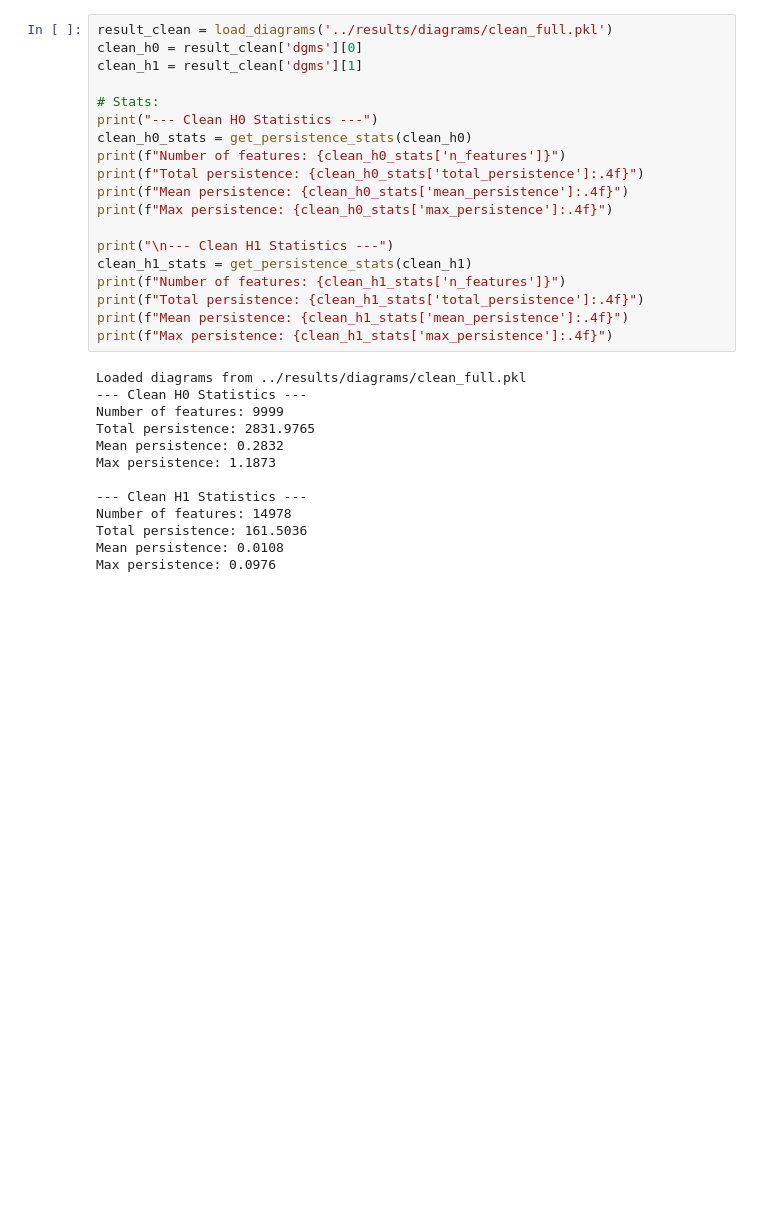
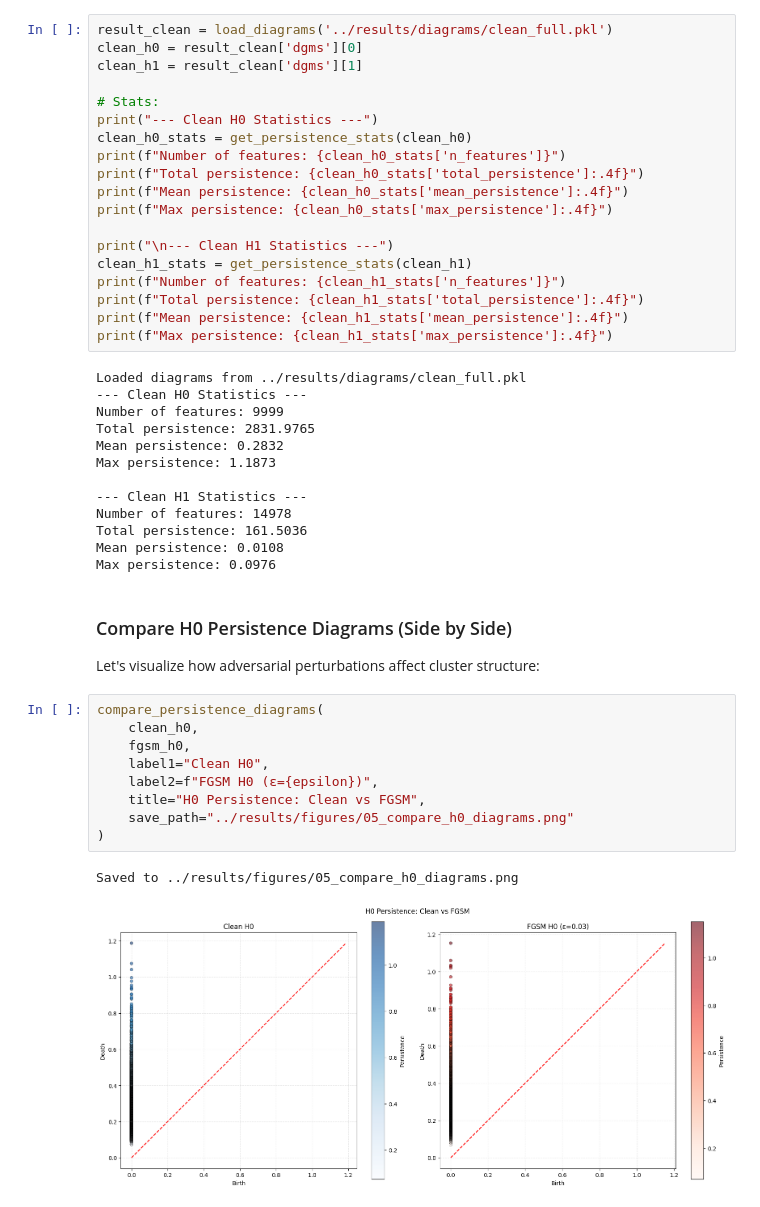
Before and after one commit to ShawarmaOnGit/tda-adversarial-detection, a Jupyter notebook: notebooks/05_fgsm_topology.ipynb, the cells around one changed output. Drawn from its saved outputs; the diff is of its cells as text; blank space fills up the shorter version.

Commit message:
feat: Compute H0 and H1 diagrams and compare them side by side

```diff
--- a/notebooks/05_fgsm_topology.ipynb
+++ b/notebooks/05_fgsm_topology.ipynb
@@ -168,3 +168,19 @@ Number of features: 14978
 Total persistence: 161.5036
 Mean persistence: 0.0108
 Max persistence: 0.0976
+# %% [markdown]
+### Compare H0 Persistence Diagrams (Side by Side)
+
+Let's visualize how adversarial perturbations affect cluster structure:
+# %%
+compare_persistence_diagrams(
+    clean_h0,
+    fgsm_h0,
+    label1="Clean H0",
+    label2=f"FGSM H0 (ε={epsilon})",
+    title="H0 Persistence: Clean vs FGSM",
+    save_path="../results/figures/05_compare_h0_diagrams.png"
+)
+# %% [output]
+Saved to ../results/figures/05_compare_h0_diagrams.png
+[figure, added]
```
Also changed, not shown: parts of 2 cells of this notebook, 2 other files.
